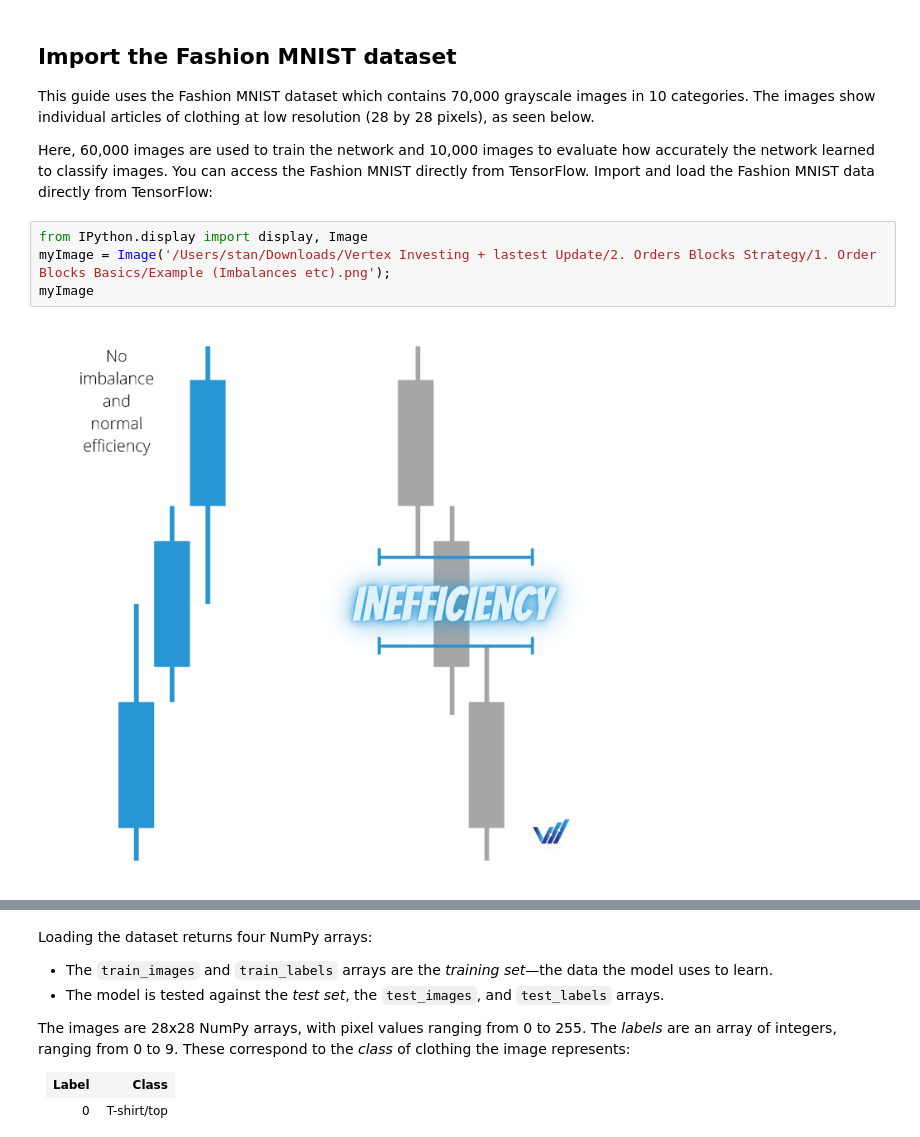
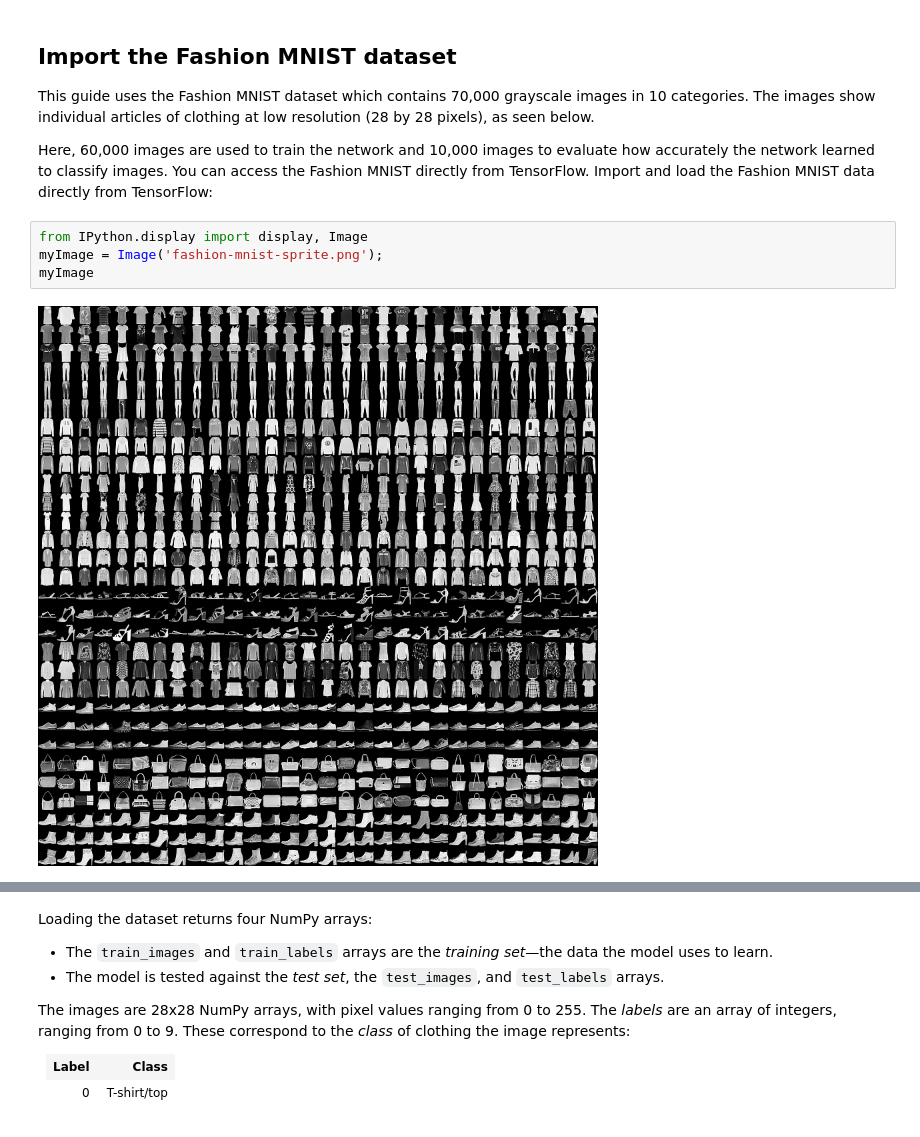
Before and after one commit to Stan081/ML, a Jupyter notebook: Week_3_MNIST_fashion_data_classification.ipynb, the cells around one changed output, grey strips where cells are left out. Saved outputs shown, nothing was run; the diff lists cells and outputs as text.

```diff
--- a/Week_3_MNIST_fashion_data_classification.ipynb
+++ b/Week_3_MNIST_fashion_data_classification.ipynb
@@ -26,10 +26,10 @@ This guide uses the Fashion MNIST dataset which contains 70,000 grayscale images
 Here, 60,000 images are used to train the network and 10,000 images to evaluate how accurately the network learned to classify images. You can access the Fashion MNIST directly from TensorFlow. Import and load the Fashion MNIST data directly from TensorFlow:
 # %%
 from IPython.display import display, Image
-myImage = Image('/Users/stan/Downloads/Vertex Investing + lastest Update/2. Orders Blocks Strategy/1. Order Blocks Basics/Example (Imbalances etc).png');
+myImage = Image('fashion-mnist-sprite.png');
 myImage
 # %% [output]
-[figure, old version]
+[figure, new version]
 # %%
 fashion_mnist = keras.datasets.fashion_mnist
 
```
Also changed, not shown: parts of 4 cells of this notebook, 1 other file.
